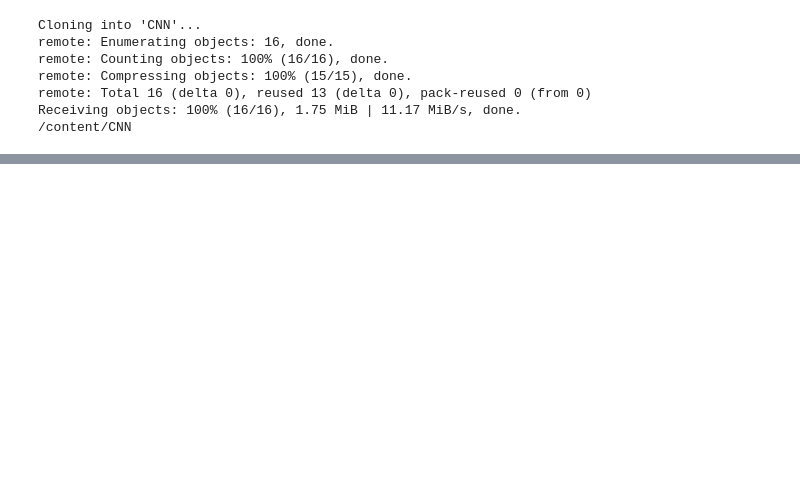
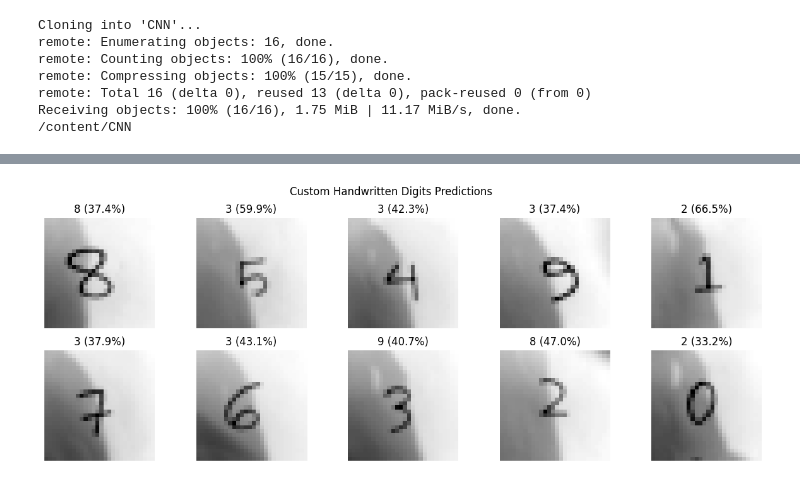
Before and after one commit to LatenT-BeacOn/CNN, a Jupyter notebook: Untitled7.ipynb, the cells around one changed output, grey strips where cells are left out. Saved outputs shown, nothing was run; the diff lists cells and outputs as text; code cells hidden in the pictures; blank space fills up the shorter version.

```diff
--- a/Untitled7.ipynb
+++ b/Untitled7.ipynb
@@ -23,0 +33,7 @@ import torch.optim as optim
+# %%
+#  STEP 4: Load Standard Dataset (MNIST)
+train_dataset = datasets.MNIST(root='data', train=True, download=True, transform=transform)
+test_dataset  = datasets.MNIST(root='data', train=False, download=True, transform=transform)
+
+train_loader = DataLoader(train_dataset, batch_size=64, shuffle=True)
+test_loader  = DataLoader(test_dataset, batch_size=64, shuffle=False)
@@ -23,0 +165,19 @@ import torch.optim as optim
+# %%
+# Custom Prediction Gallery
+plt.figure(figsize=(15,5))
+for i, (img_tensor, img_name) in enumerate(custom_images):
+    img = img_tensor.squeeze().cpu().numpy()
+    img_tensor = img_tensor.to(device)
+    with torch.no_grad():
+        output = model(img_tensor)
+        prob = F.softmax(output, dim=1)
+        conf, pred = torch.max(prob, 1)
+
+    plt.subplot(2,5,i+1)
+    plt.imshow(img, cmap='gray')
+    plt.axis('off')
+    plt.title(f"{custom_labels[pred.item()]} ({conf.item()*100:.1f}%)")
+plt.suptitle("Custom Handwritten Digits Predictions")
+plt.show()
+# %% [output]
+[figure, added]
```
Also changed, not shown: parts of 7 cells of this notebook.
